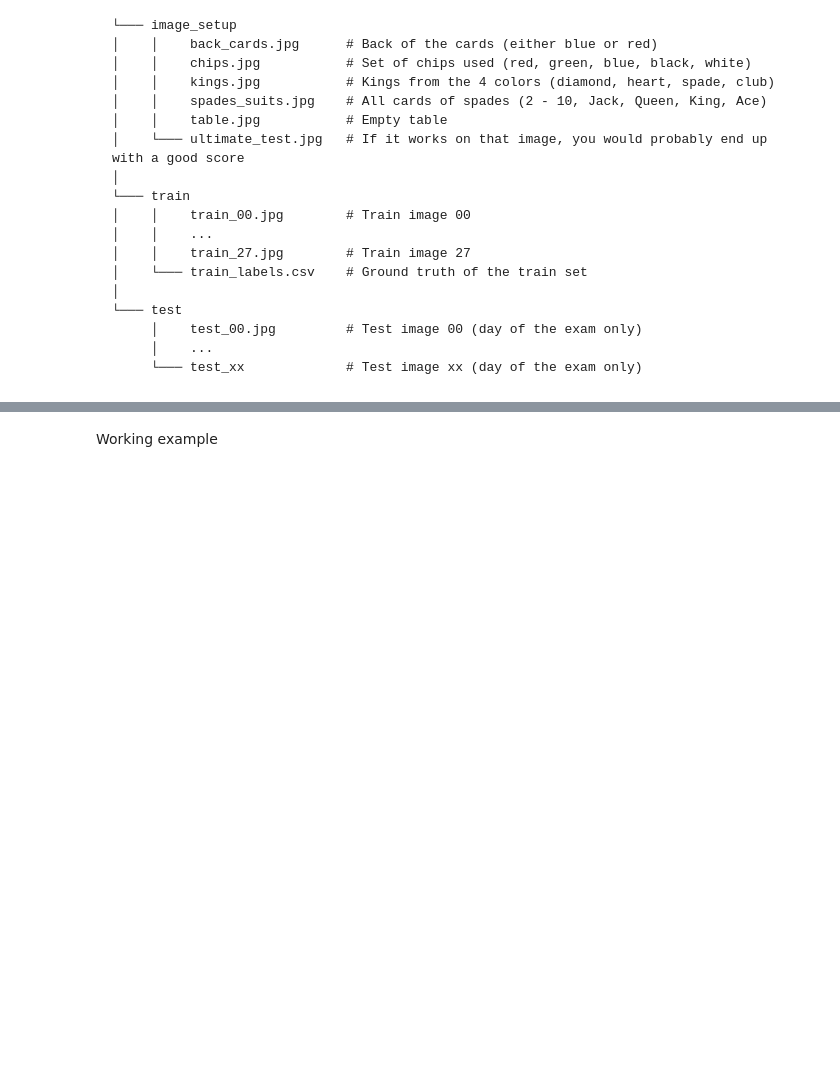
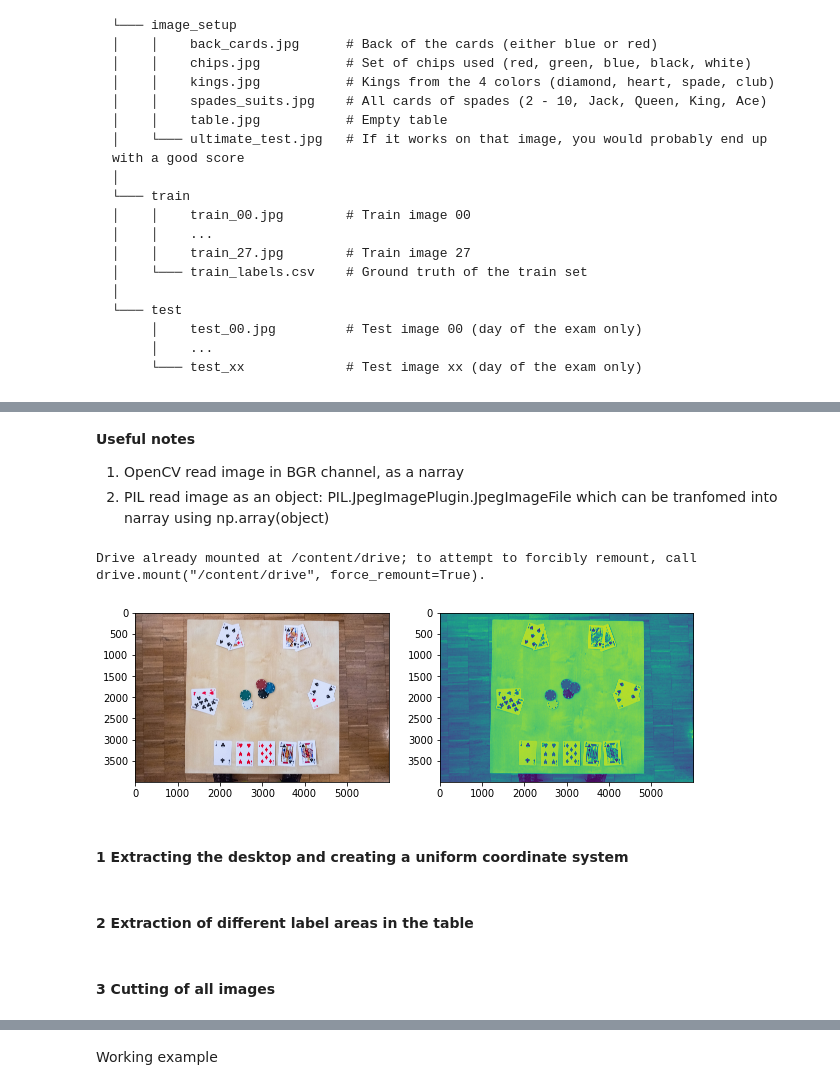
Before and after one commit to LTS5/iapr, a Jupyter notebook: project/project.ipynb, the cells around one changed output, grey strips where cells are left out. Cells and saved outputs as stored; diff of their text form; code cells hidden in the pictures; blank space fills up the shorter version.

```diff
--- a/project/project.ipynb
+++ b/project/project.ipynb
@@ -142,0 +161,70 @@ The output is saved using the function **save_results** as presented below.
+# %% [markdown]
+
+**Useful notes**
+
+1. OpenCV read image in BGR channel, as a narray
+2. PIL read image as an object: PIL.JpegImagePlugin.JpegImageFile which can be tranfomed into narray using np.array(object)
+# %%
+from google.colab import drive
+drive.mount('/content/drive')
+
+import os,sys
+sys.path.append('/content/drive/MyDrive/iapr/project/')
+import cv2 as cv
+import matplotlib.pyplot as plt
+import PIL.Image
+import numpy as np
+from typing import Union
+from glob import glob
+import pandas as pd
+
+from termcolor import colored
+
+# To avoid troubles with the treys library, comment the following lines
+# from treys import Card
+# import utils
+# from utils import eval_listof_games , debug_listof_games, save_results , load_results
+# %% [output]
+Drive already mounted at /content/drive; to attempt to forcibly remount, call drive.mount("/content/drive", force_remount=True).
+# %%
+# Global variables and functions
+
+data_path = "/content/drive/MyDrive/iapr/project/data/train"
+train_size = np.loadtxt(os.path.join(data_path, "train_size.txt")).astype(int)
+file = os.path.join(data_path, f"train_{str(0).zfill(2)}.jpg")
+im_origin = PIL.Image.open(file)
+
+
+import warnings
+warnings.filterwarnings("ignore")
+
+# Global functions
+def plotMultipleImages(nrows, ncols, images, titles, cmap):
+    fig = plt.figure(figsize=(16,10))
+    plt.axis('off')
+    plt.title('test')
+    fig.subplots_adjust(hspace=0.4, wspace=0.3)
+    for i in range(len(titles)):
+        ax = fig.add_subplot(nrows, ncols, i+1)
+        ax.axis('off')
+        ax.set_title(titles[i])
+        ax.set_xlabel(titles[i])
+        if cmap[i]=='rgb':
+            ax.imshow(images[i])
+        else:
+            ax.imshow(images[i], cmap=cmap[i])
+    plt.show()
+# %%
+# Visualization
+
+plt.figure(figsize=(10,10))
+plt.subplot(1,2,1)
+plt.imshow(im_origin)
+plt.subplot(1,2,2)
+imgGrey = im_origin.convert('L')
+plt.imshow(imgGrey)
+plt.show()
+# %% [output]
+[figure, added]
+# %% [markdown]
+#### 1 Extracting the desktop and creating a uniform coordinate system
@@ -142,0 +278,2 @@ The output is saved using the function **save_results** as presented below.
+# %% [markdown]
+#### 2 Extraction of different label areas in the table
@@ -142,0 +303,2 @@ The output is saved using the function **save_results** as presented below.
+# %% [markdown]
+#### 3 Cutting of all images
```
Also changed, not shown: parts of 16 cells of this notebook.
